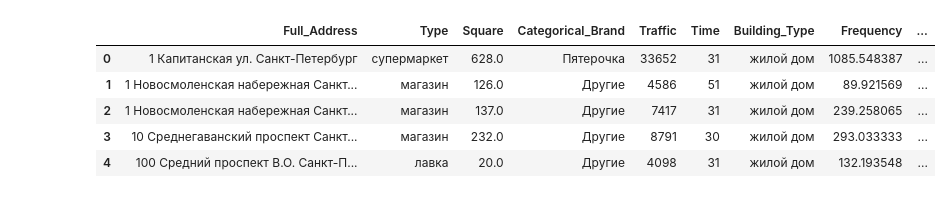
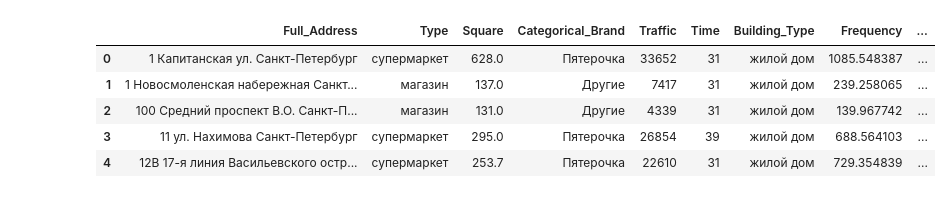
Before and after one commit to HSEGeoMarketing/ML-Model, a Jupyter notebook: model_sklearn.ipynb, the cells around one changed output. Saved outputs shown, nothing was run; the diff lists cells and outputs as text; code cells hidden in the pictures.

```diff
--- a/model_sklearn.ipynb
+++ b/model_sklearn.ipynb
@@ -42,23 +27,23 @@ for Id in distance.columns:
 # %%
 # market data get
 
-Markets_file_path = 'Market_data_changed3.xlsx'
+Markets_file_path = 'Market_data_changed41.xlsx'
 market_data = pd.read_excel(Markets_file_path, index_col='Full_Address')
 
 Coord_file_path = 'Coord.xlsx'
 coord = pd.read_excel(Coord_file_path, index_col='Full_Address')
 
 market_data = market_data.join(coord)
 
 market_data = market_data.reset_index()
 market_data.head()
 # %% [output]
 |  | Full_Address | Type | Square | Categorical_Brand | Traffic | Time | Building_Type | Frequency | ... |
 | 0 | 1 Капитанская ул. Санкт-Петербург | супермаркет | 628.0 | Пятерочка | 33652 | 31 | жилой дом | 1085.548387 | ... |
-| 1 | 1 Новосмоленская набережная Санкт... | магазин | 126.0 | Другие | 4586 | 51 | жилой дом | 89.921569 | ... |
-| 2 | 1 Новосмоленская набережная Санкт... | магазин | 137.0 | Другие | 7417 | 31 | жилой дом | 239.258065 | ... |
-| 3 | 10 Среднегаванский проспект Санкт... | магазин | 232.0 | Другие | 8791 | 30 | жилой дом | 293.033333 | ... |
-| 4 | 100 Средний проспект В.О. Санкт-П... | лавка | 20.0 | Другие | 4098 | 31 | жилой дом | 132.193548 | ... |
+| 1 | 1 Новосмоленская набережная Санкт... | магазин | 137.0 | Другие | 7417 | 31 | жилой дом | 239.258065 | ... |
+| 2 | 100 Средний проспект В.О. Санкт-П... | магазин | 131.0 | Другие | 4339 | 31 | жилой дом | 139.967742 | ... |
+| 3 | 11 ул. Нахимова Санкт-Петербург | супермаркет | 295.0 | Пятерочка | 26854 | 39 | жилой дом | 688.564103 | ... |
+| 4 | 12В 17-я линия Васильевского остр... | супермаркет | 253.7 | Пятерочка | 22610 | 31 | жилой дом | 729.354839 | ... |
 # %%
 # square get
 
```
Also changed, not shown: parts of 37 cells of this notebook, 5 other files.
